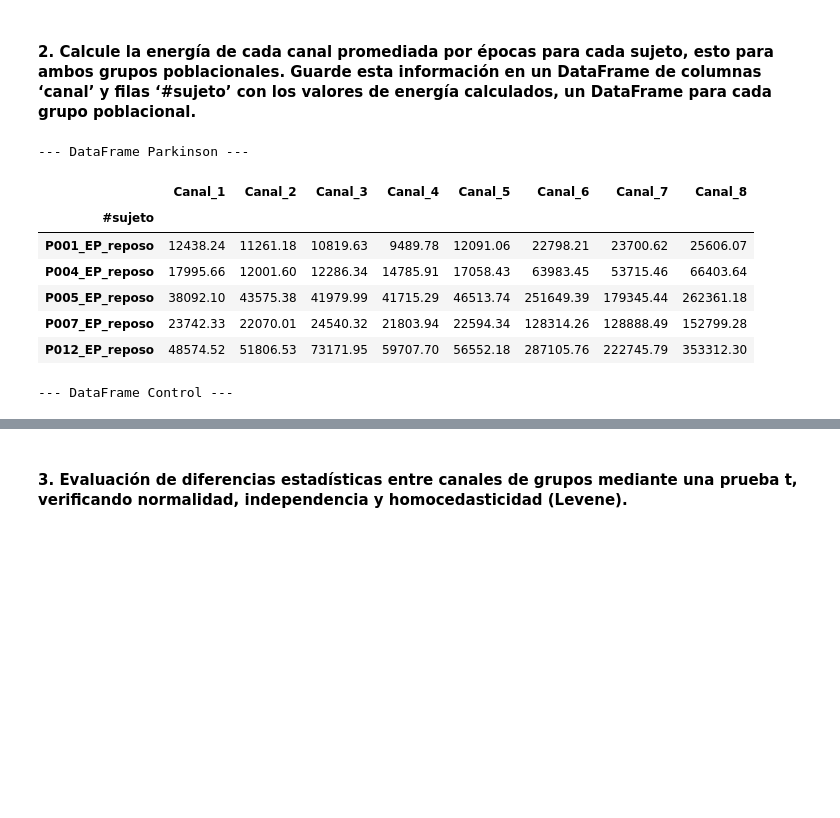
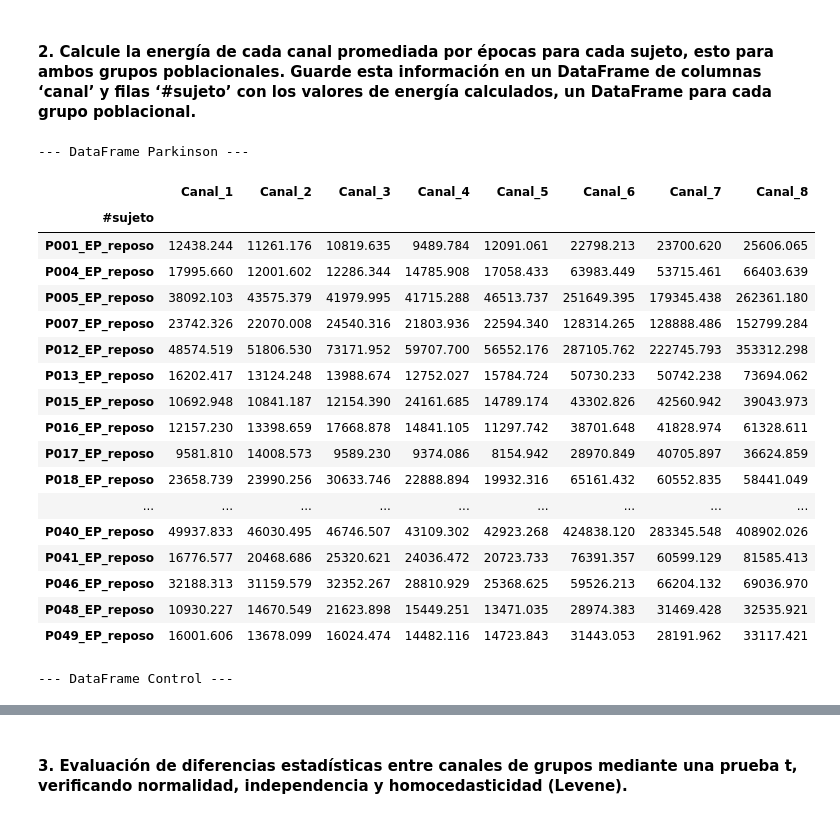
Before and after one commit to CamilaMontiel2510/LAB_BIOSE-ALES, a Jupyter notebook: PRÁCTICA_3_LAB_BIOSEÑALES_COMPARACIÓN_EEG.ipynb, the cells around one changed output, grey strips where cells are left out. Saved outputs shown, nothing was run; the diff lists cells and outputs as text; code cells hidden in the pictures; blank space fills up the shorter version.

```diff
--- a/PRÁCTICA_3_LAB_BIOSEÑALES_COMPARACIÓN_EEG.ipynb
+++ b/PRÁCTICA_3_LAB_BIOSEÑALES_COMPARACIÓN_EEG.ipynb
@@ -24,6 +43,10 @@ def calcular_energia_promedio(senal):
 # %% [markdown]
 #### **2.** Calcule la energía de cada canal promediada por épocas para cada sujeto, esto para ambos grupos poblacionales. Guarde esta información en un DataFrame de columnas ‘canal’ y filas ‘#sujeto’ con los valores de energía calculados, un DataFrame para cada grupo poblacional.
 # %%
+from IPython.display import display, HTML
+
+
+
 def lectura_carpeta_eeg(ruta_carpeta, prefijo_archivo):
     """
     Lee archivos .mat de una carpeta, calcula la energía promedio de cada canal
@@ -50,41 +73,52 @@ def lectura_carpeta_eeg(ruta_carpeta, prefijo_archivo):
         datos_sujetos.append(energia_canales)
 
         # Guardar el nombre del archivo para usarlo como nombre de sujeto
         nombre_sujeto = os.path.basename(archivo).replace('.mat', '')
         nombres_sujetos.append(nombre_sujeto)
 
     # Crear el DataFrame
     num_canales = len(datos_sujetos[0]) if datos_sujetos else 0
     nombres_canales = [f'Canal_{i+1}' for i in range(num_canales)]
 
-    df = pd.DataFrame(datos_sujetos, index=nombres_sujetos, columns=nombres_canales).round(2)
+    df = pd.DataFrame(datos_sujetos, index=nombres_sujetos, columns=nombres_canales).round(3)
     df.index.name = '#sujeto'
 
     return df
 
 # === EJECUCIÓN ===
 # Importante: Asegúrate de poner la ruta correcta hacia tus carpetas
 ruta_parkinson = 'C:\\Users\\HP\\Desktop\\UDEA\\2026_1\\LAB_BIOSEÑALES\\parkinson' # Reemplaza con tu ruta real si es distinta
 ruta_control = 'C:\\Users\\HP\\Desktop\\UDEA\\2026_1\\LAB_BIOSEÑALES\\control'     # Reemplaza con tu ruta real si es distinta
 
 df_parkinson = lectura_carpeta_eeg(ruta_parkinson, 'P')
 df_control = lectura_carpeta_eeg(ruta_control, 'C')
 
 # Para visualizar cómo quedó la tabla de Parkinson:
 print("--- DataFrame Parkinson ---")
-display(df_parkinson.head())
+display(HTML("<div style='width: 100%; overflow-x: auto;'>" + df_parkinson.to_html() + "</div>"))
 
 print("\n--- DataFrame Control ---")
-display(df_control.head())
+display(HTML("<div style='width: 100%; overflow-x: auto;'>" + df_control.to_html() + "</div>"))
 # %% [output]
 --- DataFrame Parkinson ---
 |  | Canal_1 | Canal_2 | Canal_3 | Canal_4 | Canal_5 | Canal_6 | Canal_7 | Canal_8 |
 | #sujeto |  |  |  |  |  |  |  |  |
-| P001_EP_reposo | 12438.24 | 11261.18 | 10819.63 | 9489.78 | 12091.06 | 22798.21 | 23700.62 | 25606.07 |
-| P004_EP_reposo | 17995.66 | 12001.60 | 12286.34 | 14785.91 | 17058.43 | 63983.45 | 53715.46 | 66403.64 |
-| P005_EP_reposo | 38092.10 | 43575.38 | 41979.99 | 41715.29 | 46513.74 | 251649.39 | 179345.44 | 262361.18 |
-| P007_EP_reposo | 23742.33 | 22070.01 | 24540.32 | 21803.94 | 22594.34 | 128314.26 | 128888.49 | 152799.28 |
-| P012_EP_reposo | 48574.52 | 51806.53 | 73171.95 | 59707.70 | 56552.18 | 287105.76 | 222745.79 | 353312.30 |
+| P001_EP_reposo | 12438.244 | 11261.176 | 10819.635 | 9489.784 | 12091.061 | 22798.213 | 23700.620 | 25606.065 |
+| P004_EP_reposo | 17995.660 | 12001.602 | 12286.344 | 14785.908 | 17058.433 | 63983.449 | 53715.461 | 66403.639 |
+| P005_EP_reposo | 38092.103 | 43575.379 | 41979.995 | 41715.288 | 46513.737 | 251649.395 | 179345.438 | 262361.180 |
+| P007_EP_reposo | 23742.326 | 22070.008 | 24540.316 | 21803.936 | 22594.340 | 128314.265 | 128888.486 | 152799.284 |
+| P012_EP_reposo | 48574.519 | 51806.530 | 73171.952 | 59707.700 | 56552.176 | 287105.762 | 222745.793 | 353312.298 |
+| P013_EP_reposo | 16202.417 | 13124.248 | 13988.674 | 12752.027 | 15784.724 | 50730.233 | 50742.238 | 73694.062 |
+| P015_EP_reposo | 10692.948 | 10841.187 | 12154.390 | 24161.685 | 14789.174 | 43302.826 | 42560.942 | 39043.973 |
+| P016_EP_reposo | 12157.230 | 13398.659 | 17668.878 | 14841.105 | 11297.742 | 38701.648 | 41828.974 | 61328.611 |
+| P017_EP_reposo | 9581.810 | 14008.573 | 9589.230 | 9374.086 | 8154.942 | 28970.849 | 40705.897 | 36624.859 |
+| P018_EP_reposo | 23658.739 | 23990.256 | 30633.746 | 22888.894 | 19932.316 | 65161.432 | 60552.835 | 58441.049 |
+| ... | ... | ... | ... | ... | ... | ... | ... | ... |
+| P040_EP_reposo | 49937.833 | 46030.495 | 46746.507 | 43109.302 | 42923.268 | 424838.120 | 283345.548 | 408902.026 |
+| P041_EP_reposo | 16776.577 | 20468.686 | 25320.621 | 24036.472 | 20723.733 | 76391.357 | 60599.129 | 81585.413 |
+| P046_EP_reposo | 32188.313 | 31159.579 | 32352.267 | 28810.929 | 25368.625 | 59526.213 | 66204.132 | 69036.970 |
+| P048_EP_reposo | 10930.227 | 14670.549 | 21623.898 | 15449.251 | 13471.035 | 28974.383 | 31469.428 | 32535.921 |
+| P049_EP_reposo | 16001.606 | 13678.099 | 16024.474 | 14482.116 | 14723.843 | 31443.053 | 28191.962 | 33117.421 |
 --- DataFrame Control ---
 |  | Canal_1 | Canal_2 | Canal_3 | Canal_4 | Canal_5 | Canal_6 | Canal_7 | Canal_8 |
 | #sujeto |  |  |  |  |  |  |  |  |
```
Also changed, not shown: parts of 4 cells of this notebook.
